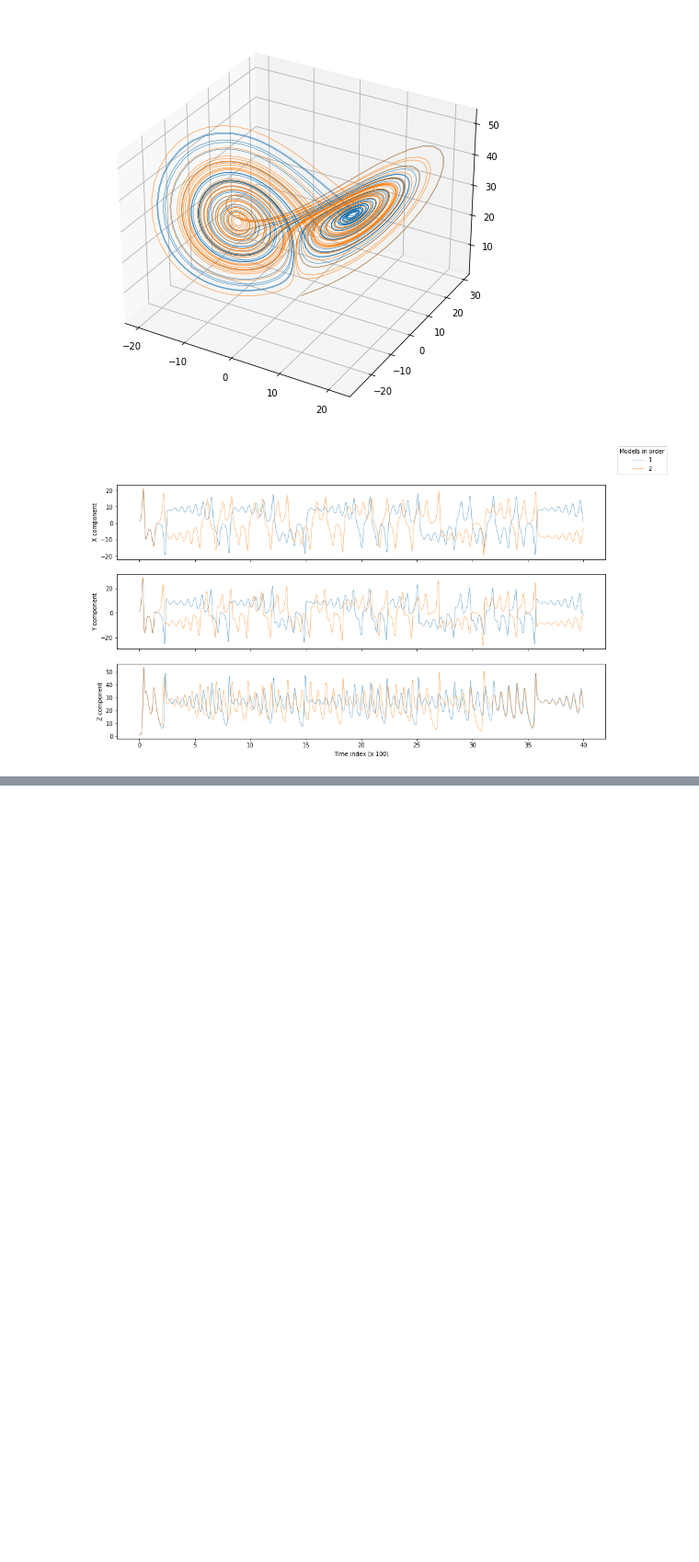
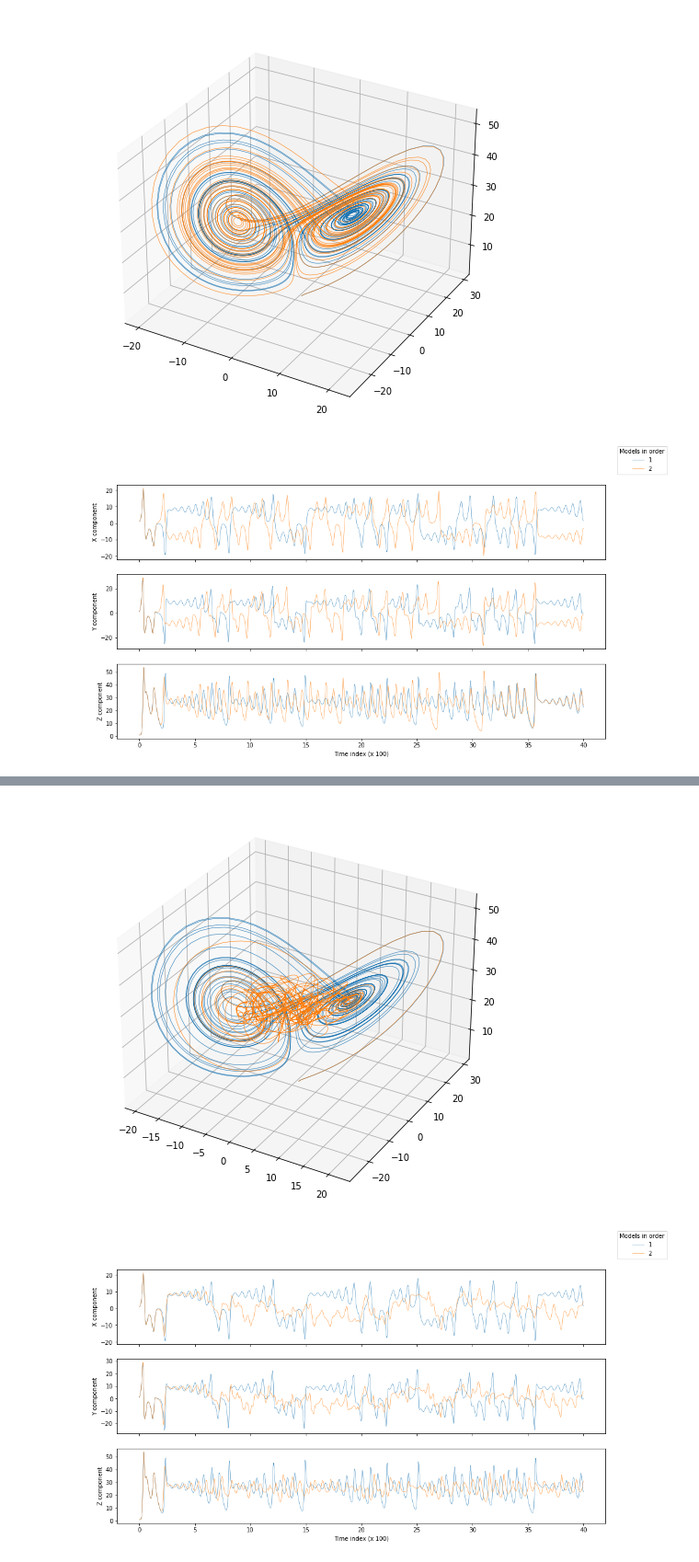
Before and after one commit to boro28/supermodeling, a Jupyter notebook: supermodeling.ipynb, the cells around one changed output, grey strips where cells are left out. Shown at 92% size. Saved outputs shown, nothing was run; the diff lists cells and outputs as text; code cells hidden in the pictures; blank space fills up the shorter version.

```diff
--- a/supermodeling.ipynb
+++ b/supermodeling.ipynb
@@ -336,0 +408,7 @@ Calibration resulting coefficients.: [ 9.23174496  8.80878134 30.91688027 27.938
+# %%
+sm1 = submodel_creator(
+    sigma = 10.0,
+    rho = 20.,
+    beta = 5.,
+    start_time = 4.5
+)
@@ -336,0 +489,11 @@ Calibration resulting coefficients.: [ 9.23174496  8.80878134 30.91688027 27.938
+# %%
+mean_submodel = calc_mean_lorenz(np.array([
+    sm1['full']['pred'][0],
+    sm2['full']['pred'][0],
+    sm3['full']['pred'][0],
+]))
+
+plot_models([sm1['full']['gt'][0], mean_submodel], [sm1['full']['gt'][1], sm1['full']['gt'][1]])
+# %% [output]
+[figure, added]
+[figure, added]
```
Also changed, not shown: parts of 10 cells of this notebook, 1 other file.
